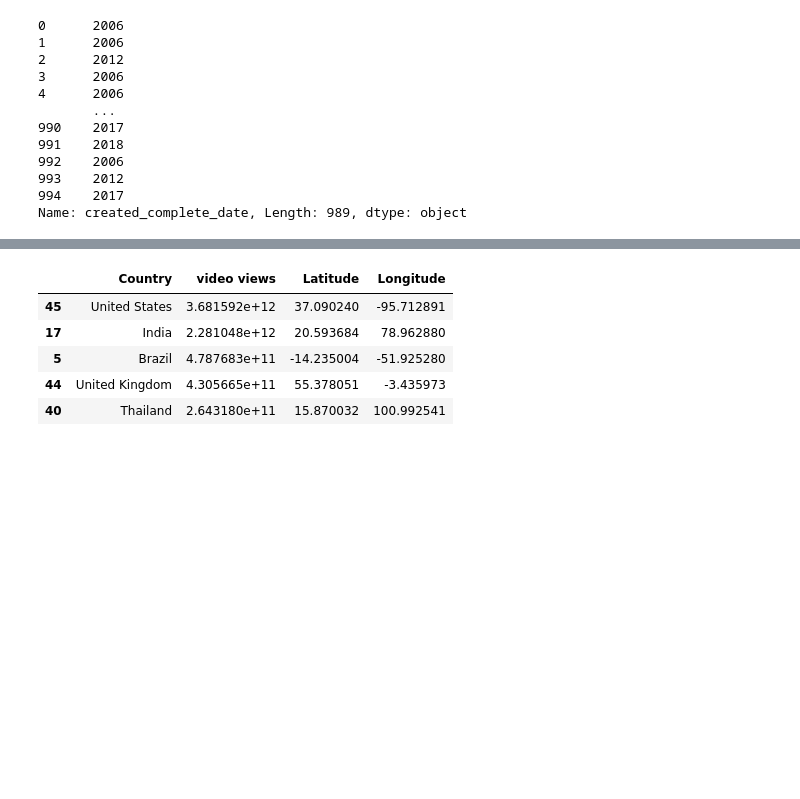
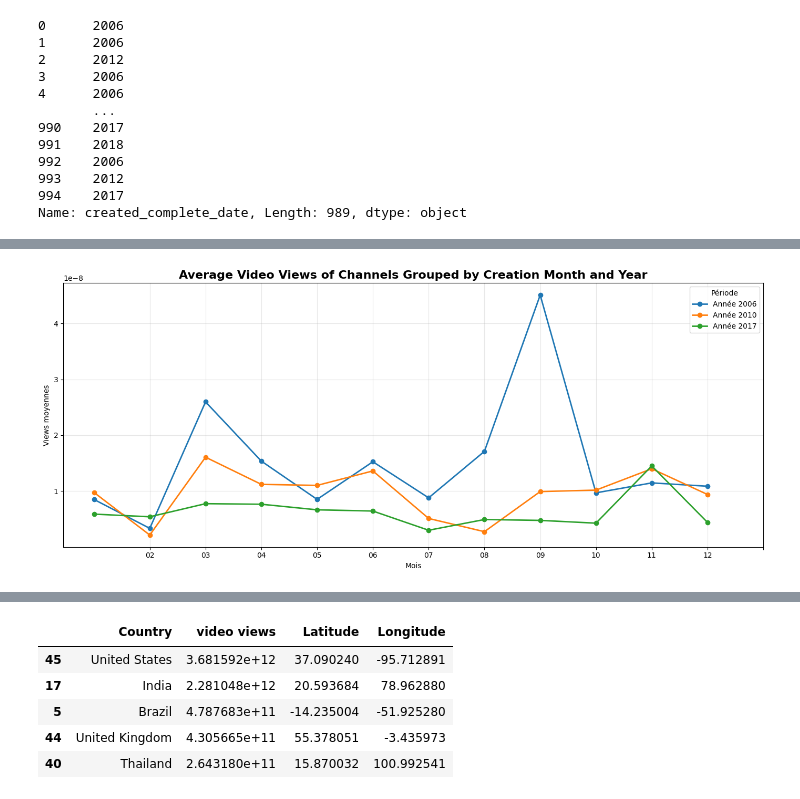
Before and after one commit to elmoujahidayoub171/Youtube-analysis-project, a Jupyter notebook: notebooks/time_series_vis.ipynb, the cells around one changed output, grey strips where cells are left out. Saved outputs shown, nothing was run; the diff lists cells and outputs as text; code cells hidden in the pictures; blank space fills up the shorter version.

```diff
--- a/notebooks/time_series_vis.ipynb
+++ b/notebooks/time_series_vis.ipynb
@@ -109,0 +165,8 @@ plt.show()
+# %%
+# Transform values to billion to normalize the column
+data = df.copy()
+data["video views"] = data["video views"].apply(lambda x : x / 1e9)
+# %%
+# Moyenne des views par mois et par année
+courbe_periode = data.groupby(["created_year", "created_month"] )["video views"].mean().unstack()  ## the indexes ( year & month) turn to labels
+courbe_periode
@@ -109,0 +192,30 @@ plt.show()
+# %%
+# keep just the years 2006, 2010, 2017
+periode_2006_2010_2017 = courbe_periode[
+    courbe_periode.index.isin([2006, 2010, 2017])
+]
+
+# Tracé
+plt.figure(figsize=(14, 6))
+
+for annee in periode_2006_2010_2017.index:
+    plt.plot(
+        periode_2006_2010_2017.columns,
+        periode_2006_2010_2017.loc[annee].apply(lambda x : x / 1e9),
+        marker="o",
+        linewidth=2,
+        label=f"Année {annee}"
+    )
+
+plt.title("Average Video Views of Channels Grouped by Creation Month and Year", fontsize=16, weight="bold")
+plt.xlabel("Mois")
+plt.ylabel("Views moyennes")
+
+plt.xticks(range(1, 13) , )
+
+plt.legend(title="Période")
+plt.grid(True, alpha=0.3)
+plt.tight_layout()
+plt.show()
+# %% [output]
+[figure, added]
```
Also changed, not shown: parts of 25 cells of this notebook.
